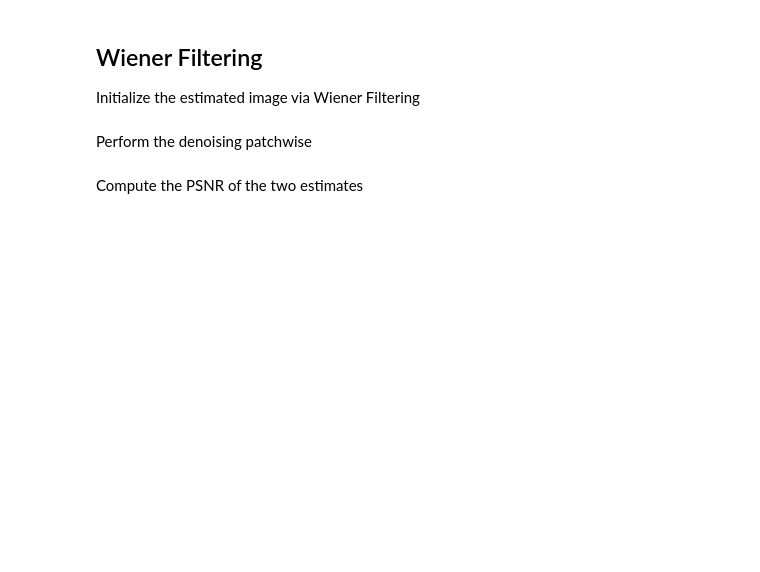
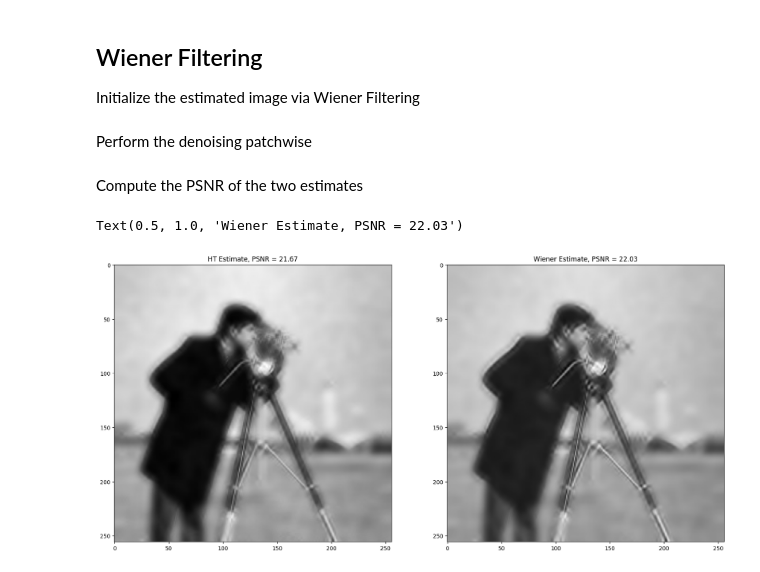
Before and after one commit to NiccoloSalvi/mmmip, a Jupyter notebook: lez_3_DCT_denoising.ipynb, the cells around one changed output. Saved outputs shown, nothing was run; the diff lists cells and outputs as text; code cells hidden in the pictures; blank space fills up the shorter version.

```diff
--- a/lez_3_DCT_denoising.ipynb
+++ b/lez_3_DCT_denoising.ipynb
@@ -192,40 +229,54 @@ Perform the denoising patchwise
 # %%
 for i in range(0, imsz[0] - p + 1, STEP):
     for j in range(0, imsz[1] - p + 1, STEP):
-        # extrach the patch from the noisy image with the top left corner at pixel (ii, jj)
-        s =
+        # extract the patch from the noisy image with the top left corner at pixel (ii, jj)
+        s = noisy_img[i:i + p, j:j + p]
 
         # compute the representation w.r.t. the 2D DCT dictionary
-        x =
+        x = dct2(s)
 
-        # extrach the patch from the image estimated by HT with the top left corner at pixel (ii, jj)
-        s_hat_HT =
+        # extract the patch from the image estimated by HT with the top left corner at pixel (ii, jj)
+        s_hat_HT = img_hat[i:i + p, j:j + p]
 
         # perform the Wiener filtering (do not filter the DC!)
-        x_wie =
+        x_wie = np.zeros_like(x)
+        x_wie[0, 0] = x[0, 0]  # Keep the DC component
+
+        # DCT of the HT denoised patch
+        x_hat_HT = dct2(s_hat_HT)
+
+        # Wiener filter formula: x_wie = x * (|x_hat_HT|^2 / (|x_hat_HT|^2 + sigma^2))
+        # For all components except DC
+        denom = x_hat_HT[1:, 1:]**2 + sigma_hat**2
+        x_wie[1:, 1:] = x[1:, 1:] * (x_hat_HT[1:, 1:]**2 / denom)
 
         # perform the reconstruction
-        s_hat_wie =
+        s_hat_wie = idct2(x_wie)
 
         # use uniform weights to aggregate the multiple estimates
         w = 1
 
         # put the denoised patch into the denoised image using the computed weight
         # update img_hat_wiener
+        img_hat_wiener[i:i + p, j:j + p] += s_hat_wie * w
 
         # store the weight of the current patch in the weight matrix
         # update weights
+        weights[i:i + p, j:j + p] += w
 
 # Normalize the estimated image with the computed weights
-img_hat_wiener =
+img_hat_wiener = img_hat_wiener / weights
 # %% [markdown]
 Compute the PSNR of the two estimates
 # %%
-psnr_wiener =
+psnr_wiener = 10 * np.log10(1 / np.mean((img_hat_wiener - img) ** 2))
 
 fig, ax = plt.subplots(1, 2, figsize=(20, 10))
 ax[0].imshow(img_hat, cmap='gray')
-ax[0].set_title(f'HT Estimate, PSNR = {psnr:.2f}')
+ax[0].set_title(f'HT Estimate, PSNR = {psnr_hat:.2f}')
 
 ax[1].imshow(img_hat_wiener, cmap='gray')
 ax[1].set_title(f'Wiener Estimate, PSNR = {psnr_wiener:.2f}')
+# %% [output]
+Text(0.5, 1.0, 'Wiener Estimate, PSNR = 22.03')
+[figure, added]
```
Also changed, not shown: parts of 20 cells of this notebook.
